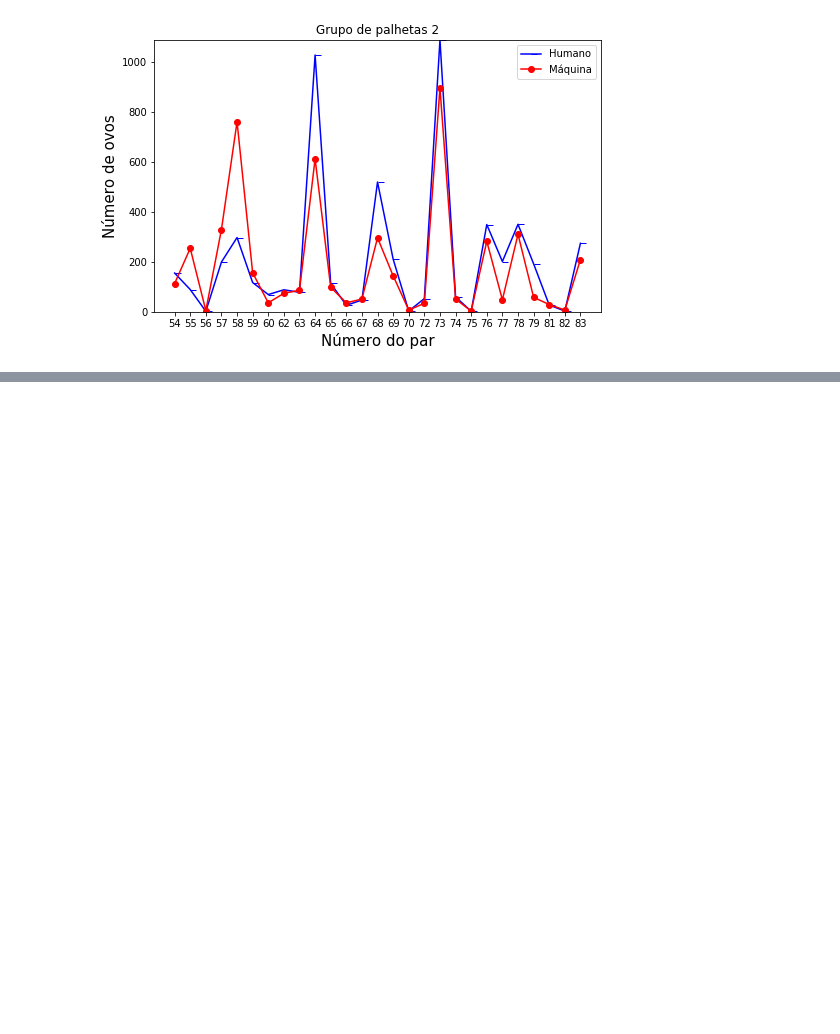
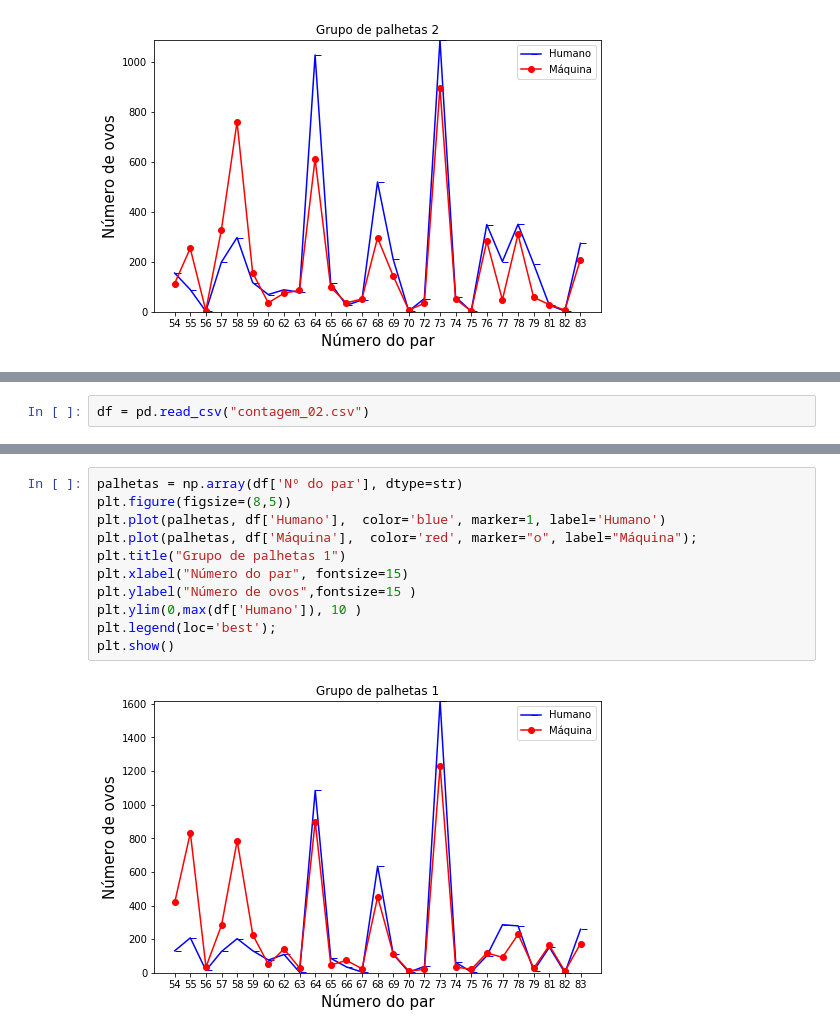
Before and after one commit to RodrigoValentim2/Mestrado, a Jupyter notebook: Análise da primeira contagem.ipynb, the cells around one changed output, grey strips where cells are left out. Saved outputs shown, nothing was run; the diff lists cells and outputs as text; blank space fills up the shorter version.

Commit message:
Adicionando contagem_02

```diff
--- a/Análise da primeira contagem.ipynb
+++ b/Análise da primeira contagem.ipynb
@@ -42,0 +43,2 @@ plt.legend(loc='best');
+# %%
+df = pd.read_csv("contagem_02.csv")
@@ -42,0 +65,13 @@ plt.legend(loc='best');
+# %%
+palhetas = np.array(df['Nº do par'], dtype=str)
+plt.figure(figsize=(8,5))
+plt.plot(palhetas, df['Humano'],  color='blue', marker=1, label='Humano')
+plt.plot(palhetas, df['Máquina'],  color='red', marker="o", label="Máquina");
+plt.title("Grupo de palhetas 1")
+plt.xlabel("Número do par", fontsize=15)
+plt.ylabel("Número de ovos",fontsize=15 )
+plt.ylim(0,max(df['Humano']), 10 )
+plt.legend(loc='best');
+plt.show()
+# %% [output]
+[figure, added]
```
Also changed, not shown: parts of 4 cells of this notebook, 2 other files.
